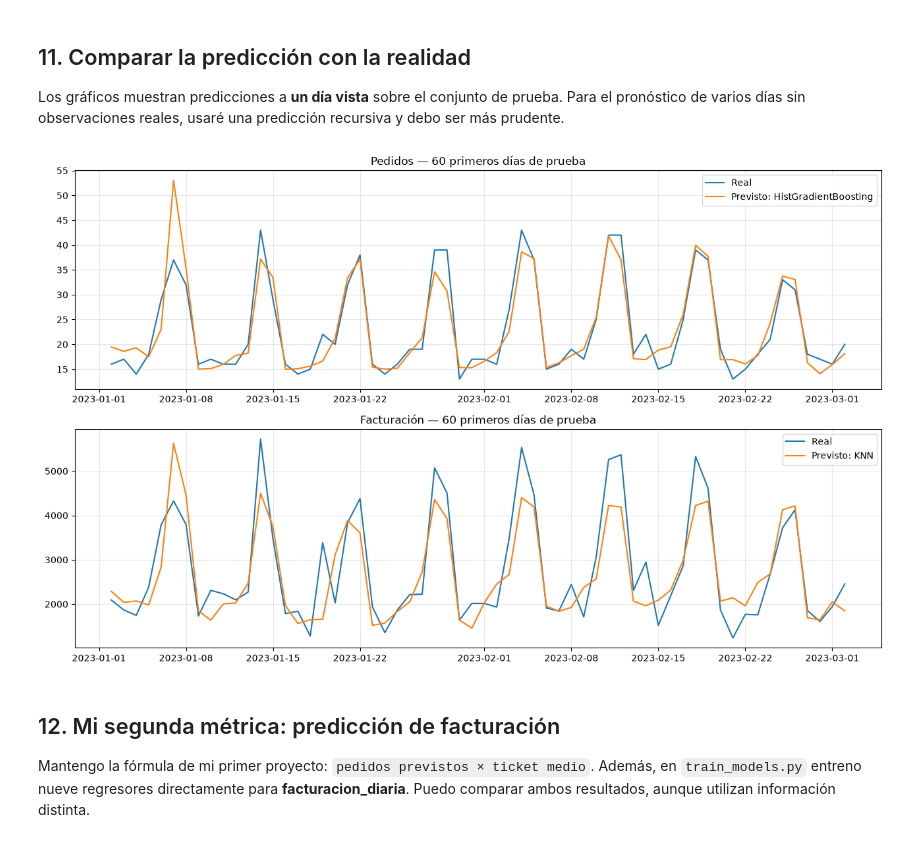
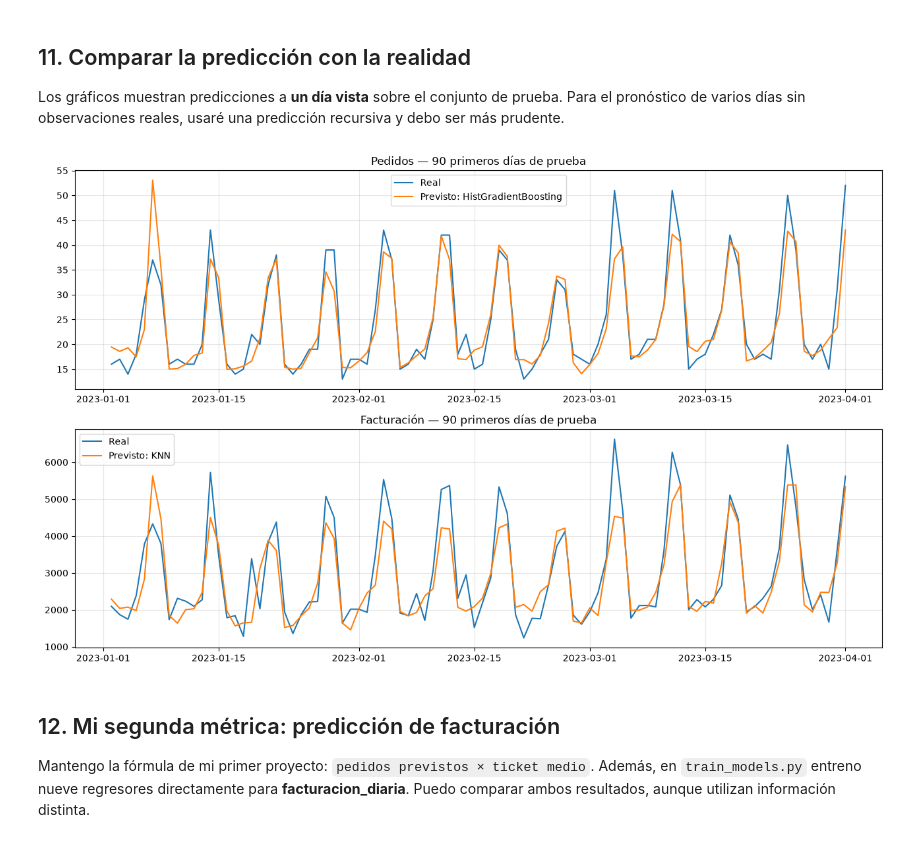
Before and after one commit to MMEKUSS/SUSHI-ARIGATO, a Jupyter notebook: Analisis_Sushi_ML.ipynb, the cells around one changed output. Drawn from its saved outputs; the diff is of its cells as text; code cells hidden in the pictures.

```diff
--- a/Analisis_Sushi_ML.ipynb
+++ b/Analisis_Sushi_ML.ipynb
@@ -365,24 +365,24 @@ Los gráficos muestran predicciones a **un día vista** sobre el conjunto de pru
 # %%
 mejor_demanda = resultados_demanda.iloc[0]["Modelo"]
 mejor_facturacion = resultados_facturacion.iloc[0]["Modelo"]
 prueba_demanda = pd.read_csv(MODELOS / "predicciones_test_demanda.csv", parse_dates=["date"])
 prueba_facturacion = pd.read_csv(MODELOS / "predicciones_test_facturacion.csv", parse_dates=["date"])
 
 fig, axes = plt.subplots(2, 1, figsize=(13, 8))
 for ax, tabla, modelo, titulo in [
     (axes[0], prueba_demanda, mejor_demanda, "Pedidos"),
     (axes[1], prueba_facturacion, mejor_facturacion, "Facturación"),
 ]:
-    muestra = tabla.head(60)
+    muestra = tabla.head(90)
     ax.plot(muestra["date"], muestra["real"], label="Real")
     ax.plot(muestra["date"], muestra[modelo], label=f"Previsto: {modelo}")
-    ax.set_title(titulo + " — 60 primeros días de prueba")
+    ax.set_title(titulo + " — 90 primeros días de prueba")
     ax.legend()
     ax.grid(alpha=0.3)
 plt.tight_layout()
 plt.show()
 # %% [output]
-[figure, old version]
+[figure, new version]
 # %% [markdown]
 ## 12. Mi segunda métrica: predicción de facturación
 Mantengo la fórmula de mi primer proyecto: `pedidos previstos × ticket medio`. Además, en `train_models.py` entreno nueve regresores directamente para **facturacion_diaria**. Puedo comparar ambos resultados, aunque utilizan información distinta.
```
Also changed, not shown: parts of 3 cells of this notebook, 2 other files.
